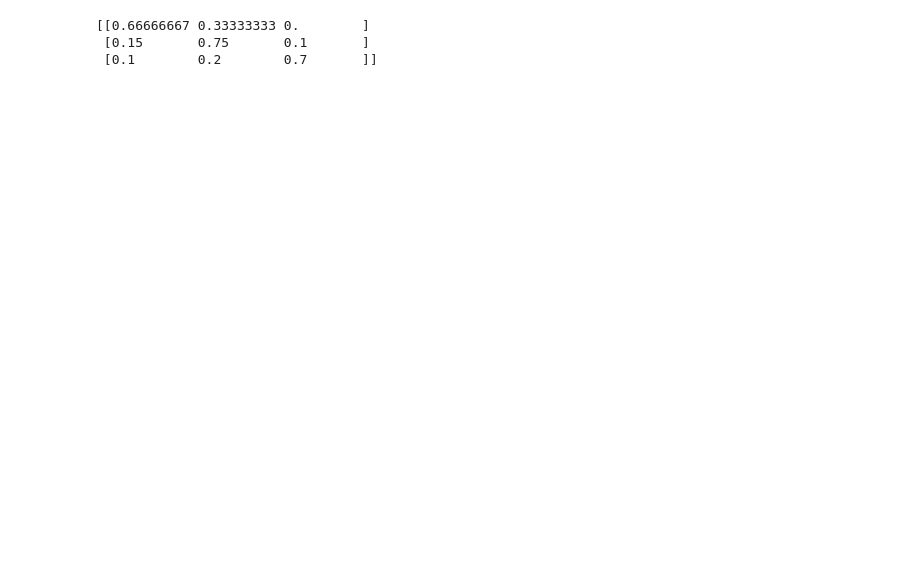
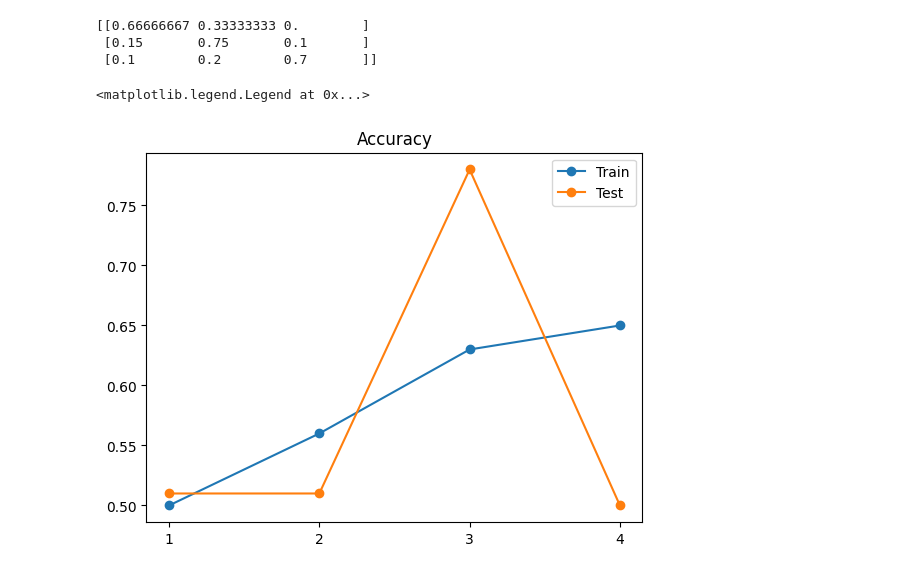
Before and after one commit to jaduranfernandez/image_classification, a Jupyter notebook: evaluation.ipynb, the cells around one changed output. Saved outputs shown, nothing was run; the diff lists cells and outputs as text; code cells hidden in the pictures; blank space fills up the shorter version.

Commit message:
Accuracy and loss plots

```diff
--- a/evaluation.ipynb
+++ b/evaluation.ipynb
@@ -113,3 +112,18 @@ print(normalized_matrix)
 [[0.66666667 0.33333333 0.        ]
  [0.15       0.75       0.1       ]
  [0.1        0.2        0.7       ]]
+# %%
+import numpy as np
+acc_train = np.array([0.5, 0.56, 0.63, 0.65])
+acc_test = np.array([0.51, 0.51, 0.78, 0.5])
+n_epochs = 4
+epochs = np.arange(1,n_epochs+1)
+plt.plot(epochs, acc_train, '-o', label = "Train")
+plt.plot(epochs, acc_test, '-o',label = "Test")
+
+plt.xticks(epochs)
+plt.title("Accuracy")
+plt.legend()
+# %% [output]
+<matplotlib.legend.Legend at 0x...>
+[figure, added]
```
Also changed, not shown: parts of 2 cells of this notebook, 8 other files.
